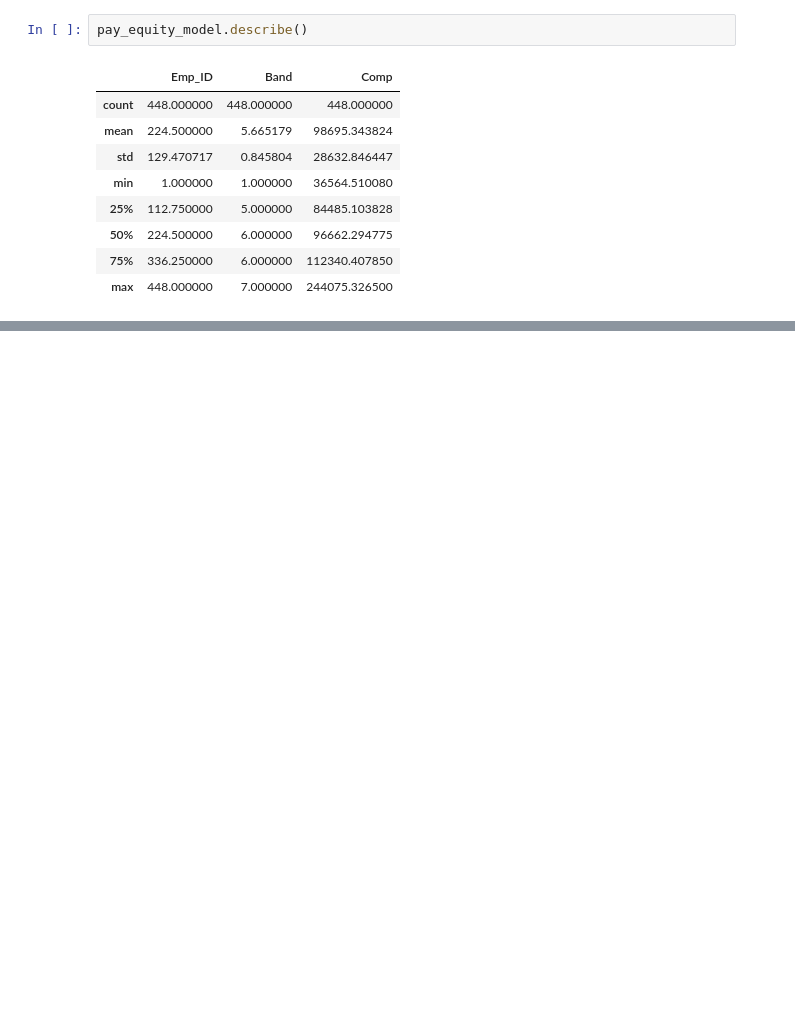
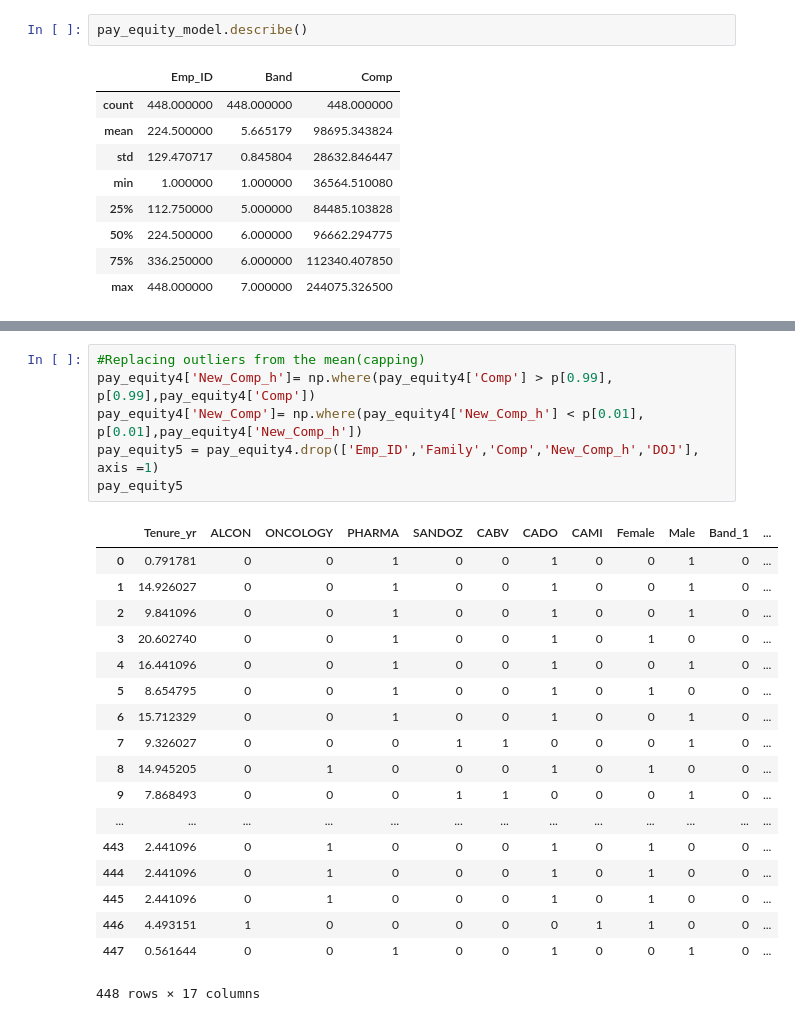
Before and after one commit to MonicaJain16/Python, a Jupyter notebook: Basic Statistics.ipynb, the cells around one changed output, grey strips where cells are left out. Cells and saved outputs as stored; diff of their text form; blank space fills up the shorter version.

```diff
--- a/Basic Statistics.ipynb
+++ b/Basic Statistics.ipynb
@@ -186,0 +215,25 @@ ValueError: The truth value of a Series is ambiguous. Use a.empty, a.bool(), a.i
+# %%
+#Replacing outliers from the mean(capping)
+pay_equity4['New_Comp_h']= np.where(pay_equity4['Comp'] > p[0.99], p[0.99],pay_equity4['Comp'])
+pay_equity4['New_Comp']= np.where(pay_equity4['New_Comp_h'] < p[0.01], p[0.01],pay_equity4['New_Comp_h'])
+pay_equity5 = pay_equity4.drop(['Emp_ID','Family','Comp','New_Comp_h','DOJ'], axis =1)
+pay_equity5
+# %% [output]
+|  | Tenure_yr | ALCON | ONCOLOGY | PHARMA | SANDOZ | CABV | CADO | CAMI | Female | Male | Band_1 | ... |
+| 0 | 0.791781 | 0 | 0 | 1 | 0 | 0 | 1 | 0 | 0 | 1 | 0 | ... |
+| 1 | 14.926027 | 0 | 0 | 1 | 0 | 0 | 1 | 0 | 0 | 1 | 0 | ... |
+| 2 | 9.841096 | 0 | 0 | 1 | 0 | 0 | 1 | 0 | 0 | 1 | 0 | ... |
+| 3 | 20.602740 | 0 | 0 | 1 | 0 | 0 | 1 | 0 | 1 | 0 | 0 | ... |
+| 4 | 16.441096 | 0 | 0 | 1 | 0 | 0 | 1 | 0 | 0 | 1 | 0 | ... |
+| 5 | 8.654795 | 0 | 0 | 1 | 0 | 0 | 1 | 0 | 1 | 0 | 0 | ... |
+| 6 | 15.712329 | 0 | 0 | 1 | 0 | 0 | 1 | 0 | 0 | 1 | 0 | ... |
+| 7 | 9.326027 | 0 | 0 | 0 | 1 | 1 | 0 | 0 | 0 | 1 | 0 | ... |
+| 8 | 14.945205 | 0 | 1 | 0 | 0 | 0 | 1 | 0 | 1 | 0 | 0 | ... |
+| 9 | 7.868493 | 0 | 0 | 0 | 1 | 1 | 0 | 0 | 0 | 1 | 0 | ... |
+| ... | ... | ... | ... | ... | ... | ... | ... | ... | ... | ... | ... | ... |
+| 443 | 2.441096 | 0 | 1 | 0 | 0 | 0 | 1 | 0 | 1 | 0 | 0 | ... |
+| 444 | 2.441096 | 0 | 1 | 0 | 0 | 0 | 1 | 0 | 1 | 0 | 0 | ... |
+| 445 | 2.441096 | 0 | 1 | 0 | 0 | 0 | 1 | 0 | 1 | 0 | 0 | ... |
+| 446 | 4.493151 | 1 | 0 | 0 | 0 | 0 | 0 | 1 | 1 | 0 | 0 | ... |
+| 447 | 0.561644 | 0 | 0 | 1 | 0 | 0 | 1 | 0 | 0 | 1 | 0 | ... |
+448 rows × 17 columns
```
Also changed, not shown: parts of 28 cells of this notebook.
